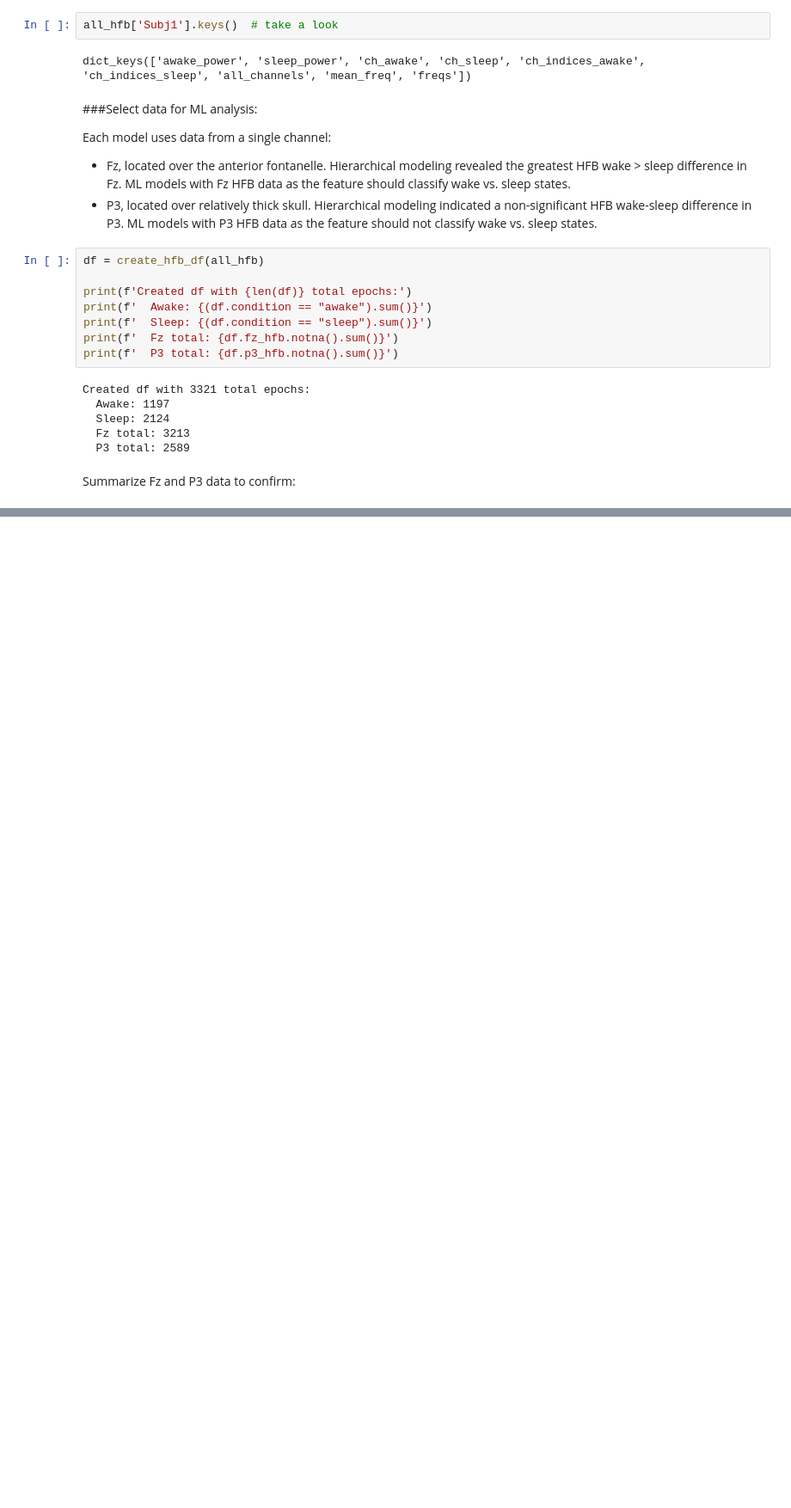
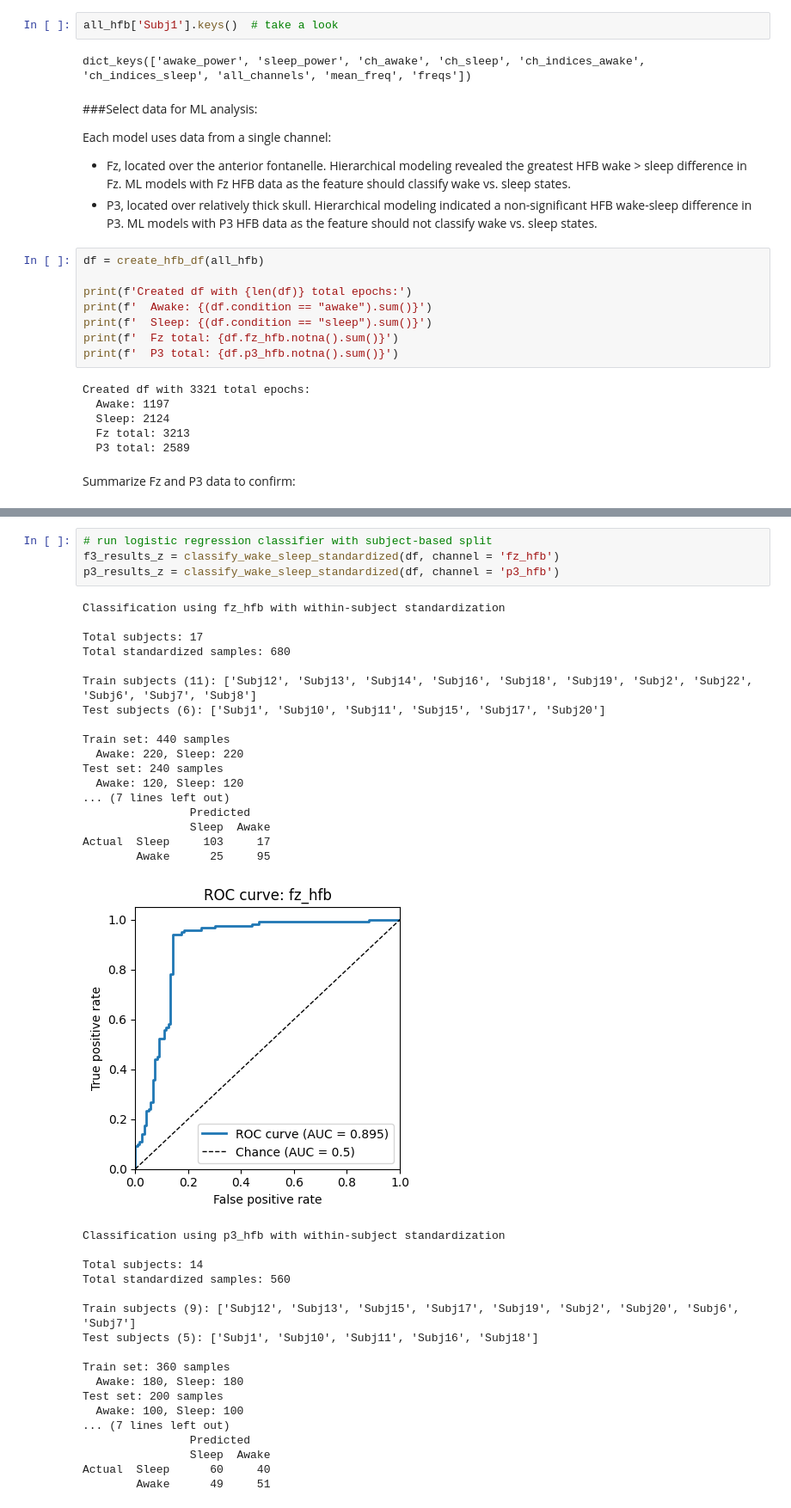
Before and after one commit to elizljohnson-projects/project-eeg-infant-high-freq-ml, a Jupyter notebook: infant_hfb_ml.ipynb, the cells around one changed output, grey strips where cells are left out. Shown: that part at 86% size. Cells and saved outputs as stored; diff of their text form; blank space fills up the shorter version.

```diff
--- a/infant_hfb_ml.ipynb
+++ b/infant_hfb_ml.ipynb
@@ -293,0 +306,40 @@ Logistic regression  0.402831           0.473692  0.389474 0.384001
+# %%
+# run logistic regression classifier with subject-based split
+f3_results_z = classify_wake_sleep_standardized(df, channel = 'fz_hfb')
+p3_results_z = classify_wake_sleep_standardized(df, channel = 'p3_hfb')
+# %% [output]
+Classification using fz_hfb with within-subject standardization
+
+Total subjects: 17
+Total standardized samples: 680
+
+Train subjects (11): ['Subj12', 'Subj13', 'Subj14', 'Subj16', 'Subj18', 'Subj19', 'Subj2', 'Subj22', 'Subj6', 'Subj7', 'Subj8']
+Test subjects (6): ['Subj1', 'Subj10', 'Subj11', 'Subj15', 'Subj17', 'Subj20']
+
+Train set: 440 samples
+  Awake: 220, Sleep: 220
+Test set: 240 samples
+  Awake: 120, Sleep: 120
+... (7 lines left out)
+                Predicted
+                Sleep  Awake
+Actual  Sleep     103     17
+        Awake      25     95
+[figure, added]
+Classification using p3_hfb with within-subject standardization
+
+Total subjects: 14
+Total standardized samples: 560
+
+Train subjects (9): ['Subj12', 'Subj13', 'Subj15', 'Subj17', 'Subj19', 'Subj2', 'Subj20', 'Subj6', 'Subj7']
+Test subjects (5): ['Subj1', 'Subj10', 'Subj11', 'Subj16', 'Subj18']
+
+Train set: 360 samples
+  Awake: 180, Sleep: 180
+Test set: 200 samples
+  Awake: 100, Sleep: 100
+... (7 lines left out)
+                Predicted
+                Sleep  Awake
+Actual  Sleep      60     40
+        Awake      49     51
```
Also changed, not shown: parts of 16 cells of this notebook, 1 other file.
